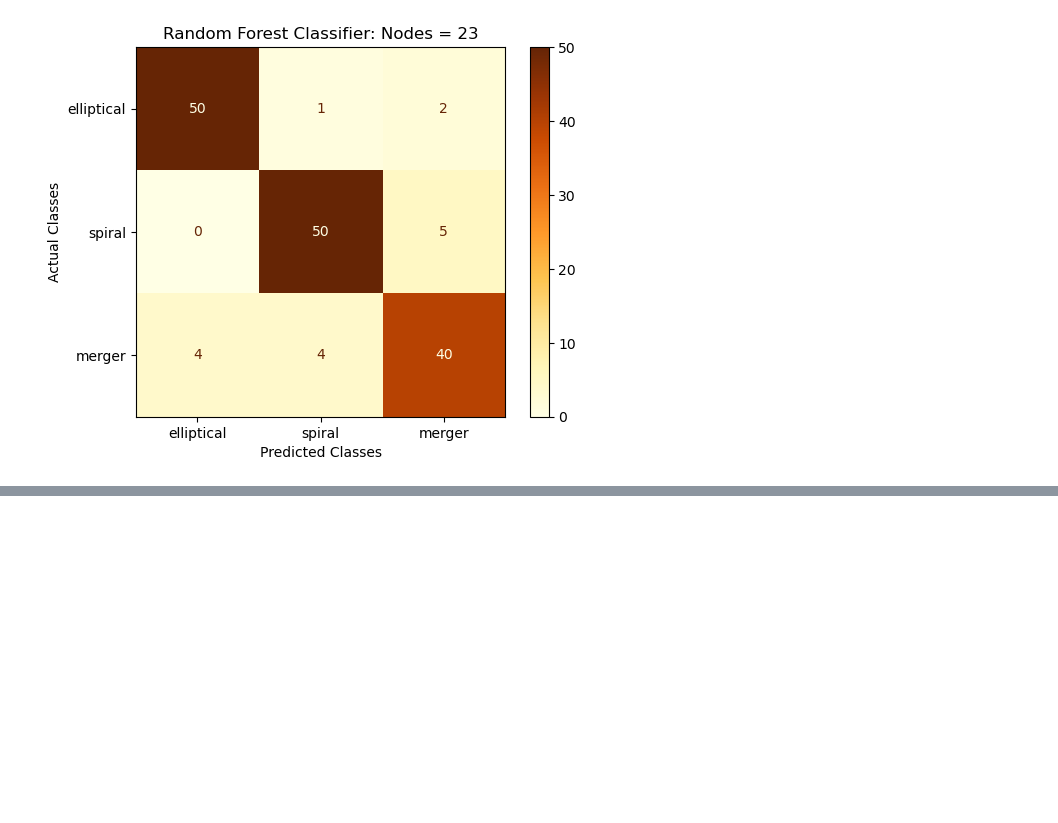
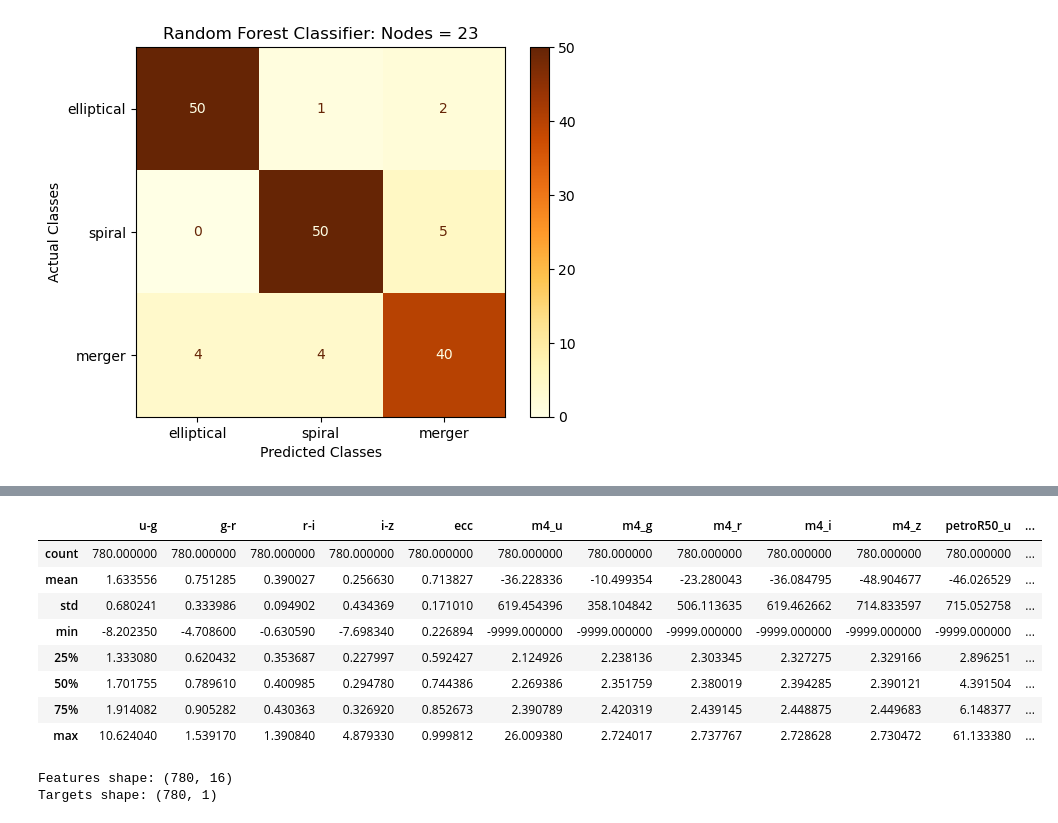
Before and after one commit to xxtofff/App_Physics_157, a Jupyter notebook: Lab Assignments/AP157_lab_assignment_A2.ipynb, the cells around one changed output, grey strips where cells are left out. Drawn from its saved outputs; the diff is of its cells as text; code cells hidden in the pictures; blank space fills up the shorter version.

```diff
--- a/Lab Assignments/AP157_lab_assignment_A2.ipynb
+++ b/Lab Assignments/AP157_lab_assignment_A2.ipynb
@@ -250,0 +259,5 @@ For 23 nodes, the accuracy is 89.74%.
+# %%
+import pandas as pd
+
+data_pd = pd.DataFrame(data)
+data_pd.head()
@@ -250,0 +271,26 @@ For 23 nodes, the accuracy is 89.74%.
+# %%
+data_pd.describe()
+# %% [output]
+|  | u-g | g-r | r-i | i-z | ecc | m4_u | m4_g | m4_r | m4_i | m4_z | petroR50_u | ... |
+| count | 780.000000 | 780.000000 | 780.000000 | 780.000000 | 780.000000 | 780.000000 | 780.000000 | 780.000000 | 780.000000 | 780.000000 | 780.000000 | ... |
+| mean | 1.633556 | 0.751285 | 0.390027 | 0.256630 | 0.713827 | -36.228336 | -10.499354 | -23.280043 | -36.084795 | -48.904677 | -46.026529 | ... |
+| std | 0.680241 | 0.333986 | 0.094902 | 0.434369 | 0.171010 | 619.454396 | 358.104842 | 506.113635 | 619.462662 | 714.833597 | 715.052758 | ... |
+| min | -8.202350 | -4.708600 | -0.630590 | -7.698340 | 0.226894 | -9999.000000 | -9999.000000 | -9999.000000 | -9999.000000 | -9999.000000 | -9999.000000 | ... |
+| 25% | 1.333080 | 0.620432 | 0.353687 | 0.227997 | 0.592427 | 2.124926 | 2.238136 | 2.303345 | 2.327275 | 2.329166 | 2.896251 | ... |
+| 50% | 1.701755 | 0.789610 | 0.400985 | 0.294780 | 0.744386 | 2.269386 | 2.351759 | 2.380019 | 2.394285 | 2.390121 | 4.391504 | ... |
+| 75% | 1.914082 | 0.905282 | 0.430363 | 0.326920 | 0.852673 | 2.390789 | 2.420319 | 2.439145 | 2.448875 | 2.449683 | 6.148377 | ... |
+| max | 10.624040 | 1.539170 | 1.390840 | 4.879330 | 0.999812 | 26.009380 | 2.724017 | 2.737767 | 2.728628 | 2.730472 | 61.133380 | ... |
+# %%
+def new_get_feat_targ(array):
+    target_cols = ['class']
+    feat_cols = [col for col in array.columns if col not in target_cols]
+    feats = array[feat_cols]
+    targs = array[target_cols]
+    return feats, targs
+
+features, targets = new_get_feat_targ(data_pd)
+print("Features shape:", features.shape)
+print("Targets shape:", targets.shape)
+# %% [output]
+Features shape: (780, 16)
+Targets shape: (780, 1)
```
Also changed, not shown: parts of 6 cells of this notebook, 7 other files.
